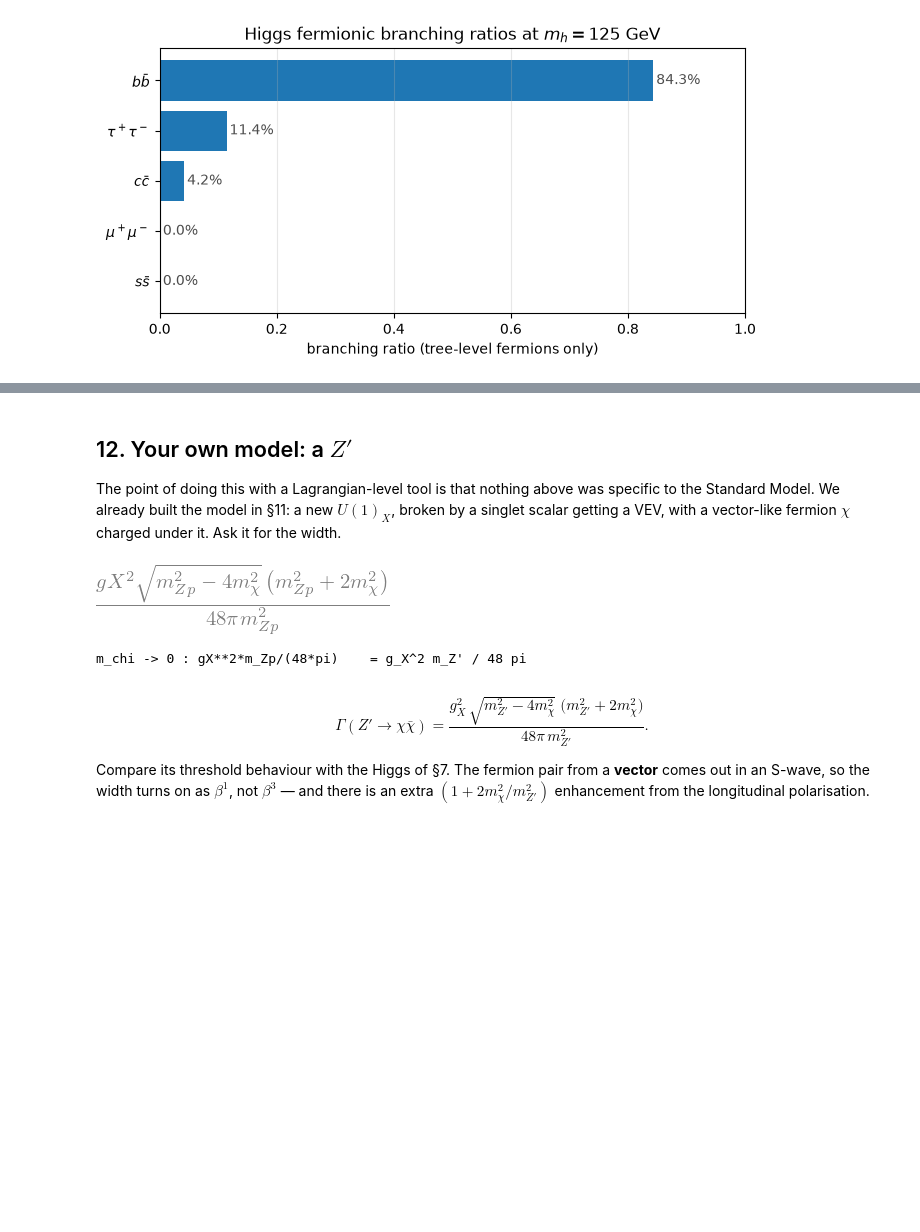
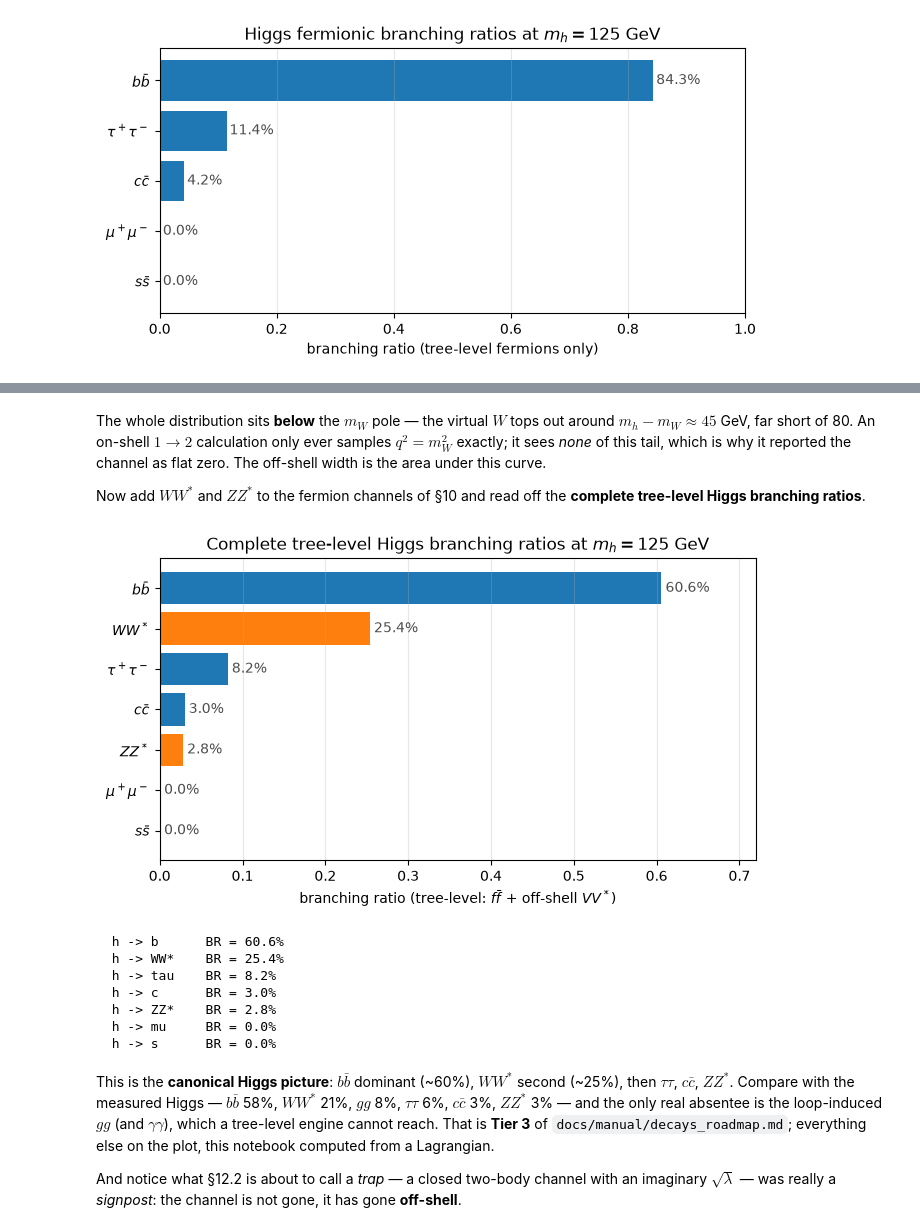
Before and after one commit to moiseszeleny/lagrangian, a Jupyter notebook: examples/Particle_Decays_Tutorial.ipynb, the cells around one changed output, grey strips where cells are left out. Saved outputs shown, nothing was run; the diff lists cells and outputs as text; code cells hidden in the pictures; blank space fills up the shorter version.

```diff
--- a/examples/Particle_Decays_Tutorial.ipynb
+++ b/examples/Particle_Decays_Tutorial.ipynb
@@ -935,23 +908,55 @@ carried an explicit `np.where(grid > threshold, ...)` mask.
+# %% [markdown]
+The whole distribution sits **below** the $m_W$ pole — the virtual $W$ tops out around
+$m_h - m_W \approx 45$ GeV, far short of 80. An on-shell $1\to2$ calculation only ever
+samples $q^2 = m_W^2$ exactly; it sees *none* of this tail, which is why it reported the
+channel as flat zero. The off-shell width is the area under this curve.
+
+Now add $WW^*$ and $ZZ^*$ to the fermion channels of §10 and read off the **complete
+tree-level Higgs branching ratios**.
+# %%
+# combine: the fermion widths (widths_f, keyed by (fbar, f)) + the two off-shell ones
+combined = {"WW*": gWW, "ZZ*": gZZ}
+tex = {"WW*": r"$WW^*$", "ZZ*": r"$ZZ^*$", "b": r"$b\bar b$", "tau": r"$\tau^+\tau^-$",
+       "c": r"$c\bar c$", "mu": r"$\mu^+\mu^-$", "s": r"$s\bar s$"}
+for children, w in widths_f.items():
+    combined[str(children[1])] = w
+grand = sum(combined.values())
+
+order = sorted(combined, key=lambda k: combined[k])
+brs = [combined[k] / grand for k in order]
+
+fig, ax = plt.subplots(figsize=(6.8, 4.0))
+colors = ["#ff7f0e" if k in ("WW*", "ZZ*") else "#1f77b4" for k in order]
+ax.barh(range(len(order)), brs, color=colors)
+ax.set_yticks(range(len(order)))
+ax.set_yticklabels([tex[k] for k in order])
+ax.set_xlabel("branching ratio (tree-level: $f\\bar f$ + off-shell $VV^*$)")
+ax.set_title(r"Complete tree-level Higgs branching ratios at $m_h=125$ GeV")
+for k, br in enumerate(brs):
+    ax.text(br + 0.005, k, f"{br:.1%}", va="center", color="0.3")
+ax.set_xlim(0, 0.72); ax.grid(alpha=0.3, axis="x")
+plt.tight_layout()
+plt.show()
+
+for k in sorted(combined, key=lambda k: -combined[k]):
+    print(f"  h -> {k:<5}  BR = {combined[k]/grand:.1%}")
+# %% [output]
+[figure, added]
+  h -> b      BR = 60.6%
+  h -> WW*    BR = 25.4%
+  h -> tau    BR = 8.2%
+  h -> c      BR = 3.0%
+  h -> ZZ*    BR = 2.8%
+  h -> mu     BR = 0.0%
+  h -> s      BR = 0.0%
 # %% [markdown]
-## 12. Your own model: a $Z'$
+This is the **canonical Higgs picture**: $b\bar b$ dominant (~60%), $WW^*$ second
+(~25%), then $\tau\tau$, $c\bar c$, $ZZ^*$. Compare with the measured Higgs — $b\bar b$
+58%, $WW^*$ 21%, $gg$ 8%, $\tau\tau$ 6%, $c\bar c$ 3%, $ZZ^*$ 3% — and the only real
+absentee is the loop-induced $gg$ (and $\gamma\gamma$), which a tree-level engine cannot
+reach. That is **Tier 3** of `docs/manual/decays_roadmap.md`; everything else on the
+plot, this notebook computed from a Lagrangian.
 
-The point of doing this with a Lagrangian-level tool is that nothing above was specific
-to the Standard Model. We already built the model in §11: a new $U(1)_X$, broken by a
-singlet scalar getting a VEV, with a vector-like fermion $\chi$ charged under it. Ask it
-for the width.
+And notice what §12.2 is about to call a *trap* — a closed two-body channel with an
+imaginary $\sqrt\lambda$ — was really a *signpost*: the channel is not gone, it has
+gone **off-shell**.
-# %%
-width_Zp = sp.simplify(sum(right.partial_widths(Zp).values()))
-display(width_Zp)
-
-# massless limit
-print("m_chi -> 0 :", sp.simplify(width_Zp.subs(mchi, 0)), "   = g_X^2 m_Z' / 48 pi")
-# %% [output]
-[figure, removed]
-m_chi -> 0 : gX**2*m_Zp/(48*pi)    = g_X^2 m_Z' / 48 pi
-# %% [markdown]
-$$\Gamma(Z'\to\chi\bar\chi)
-= \frac{g_X^2\,\sqrt{m_{Z'}^2-4m_\chi^2}\;\big(m_{Z'}^2+2m_\chi^2\big)}{48\pi\,m_{Z'}^2}.$$
-
-Compare its threshold behaviour with the Higgs of §7. The fermion pair from a **vector**
-comes out in an S-wave, so the width turns on as $\beta^1$, not $\beta^3$ — and there is
-an extra $(1 + 2m_\chi^2/m_{Z'}^2)$ enhancement from the longitudinal polarisation.
```
Also changed, not shown: parts of 28 cells of this notebook, 4 other files.
